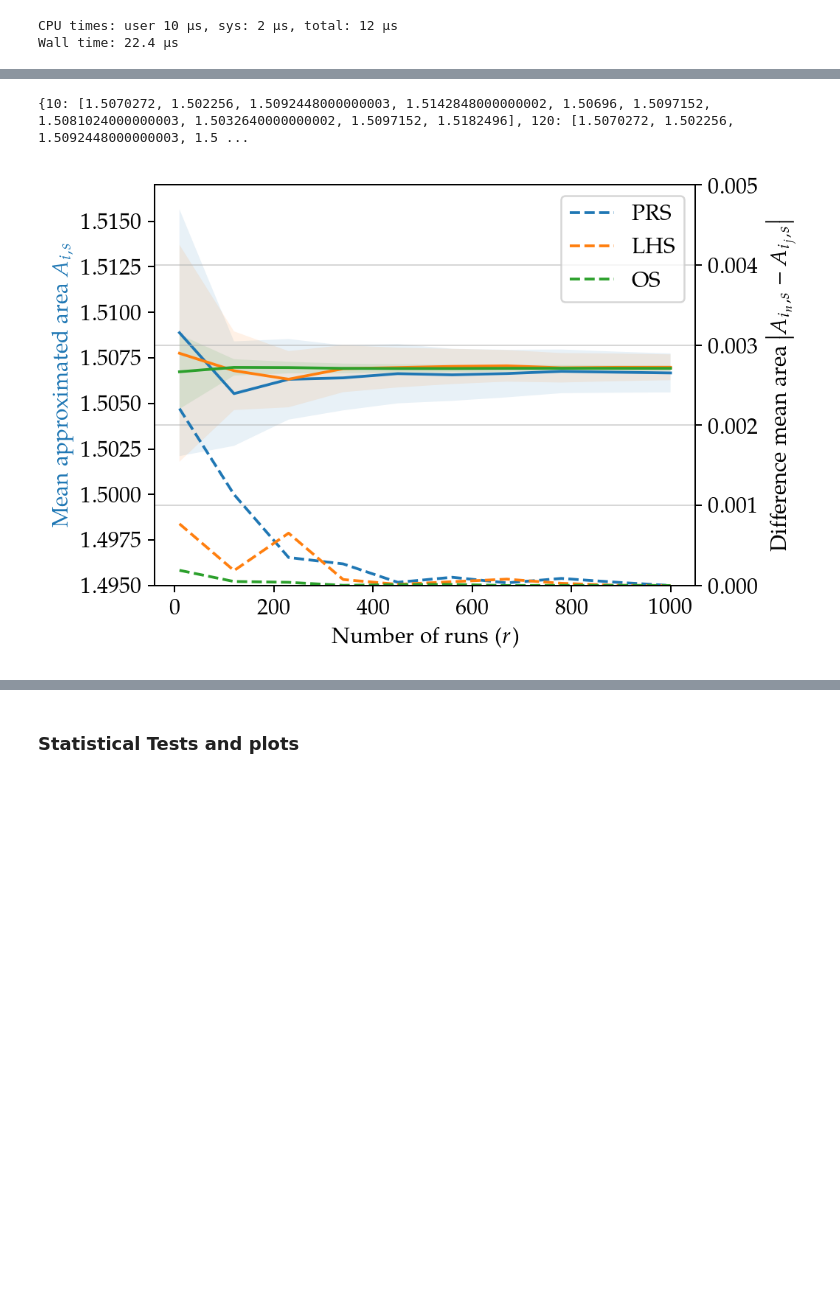
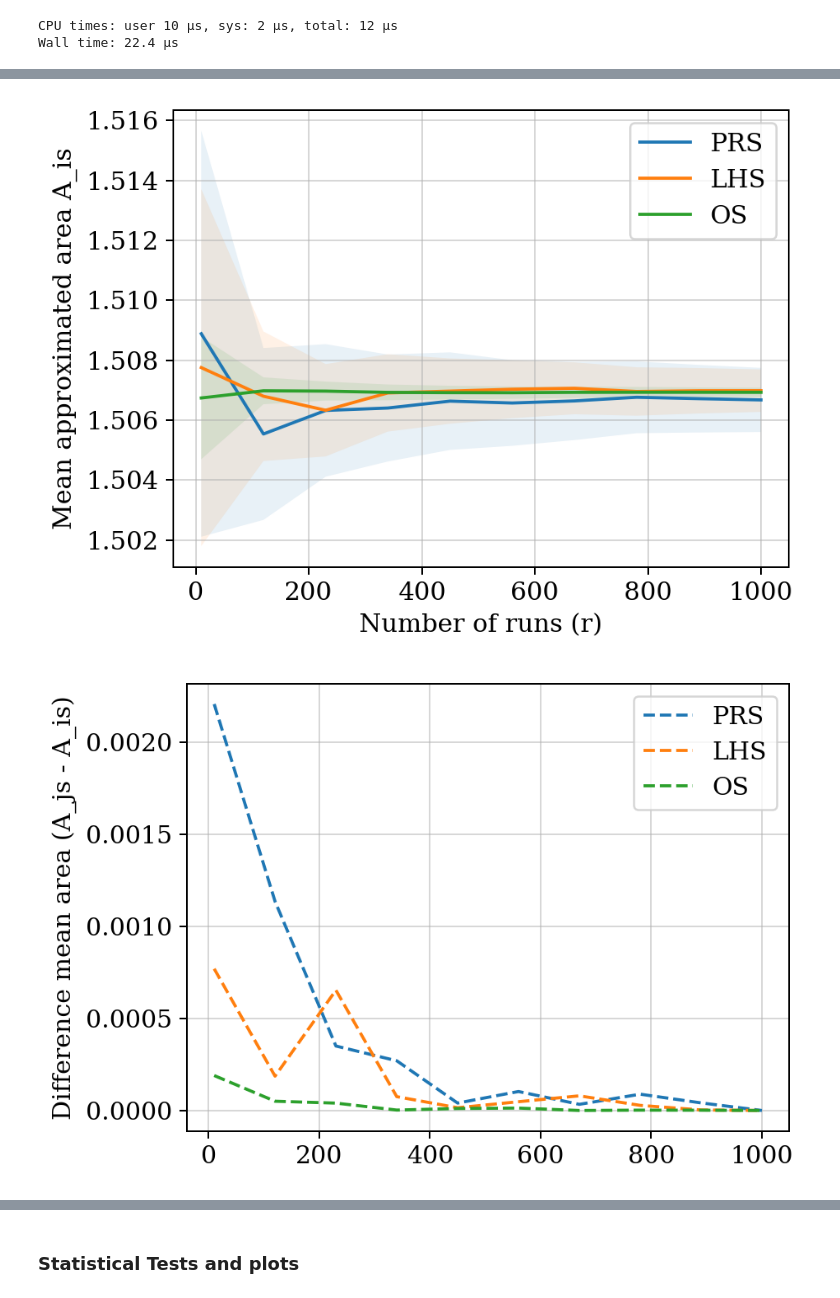
Before and after one commit to soudy/stoch-simulation-assignment1, a Jupyter notebook: notebooks/Mandelbrot_Monte_Carlo.ipynb, the cells around one changed output, grey strips where cells are left out. Cells and saved outputs as stored; diff of their text form; code cells hidden in the pictures; blank space fills up the shorter version.

Commit message:
Fixed the statistics and some plots

```diff
--- a/notebooks/Mandelbrot_Monte_Carlo.ipynb
+++ b/notebooks/Mandelbrot_Monte_Carlo.ipynb
@@ -248,7 +248,7 @@ def N_iter(S_fix, I_fix, sampling_method):
 def Plotter_N(Dic_PRS, Dic_LHS, Dic_OS):
     Sampling_methods = [Dic_PRS, Dic_LHS, Dic_OS]
     fig,ax = plt.subplots(figsize=(5.25, 4))
-    ax2=ax.twinx()
+    fig2,ax2 = plt.subplots(figsize=(5.25, 4))
     run_size_range = list(Dic_PRS.keys())
 
     for Sampling_method in Sampling_methods:
@@ -267,18 +267,16 @@ def Plotter_N(Dic_PRS, Dic_LHS, Dic_OS):
         a_scipy = np.array(a_scipy)
 
         Error = np.abs(Area_means - Area_means[-1])
-
         ax2.plot(run_size_range, Error, linestyle='dashed')
         ax.fill_between(run_size_range, Area_means - a_scipy, Area_means + a_scipy, alpha=0.1)
         ax.plot(run_size_range, Area_means)
 
 
 
-    plt.legend(["PRS", "LHS", "OS"])
-    plt.grid(alpha=0.5)
-    ax.set_ylim(1.495, 1.517)
-    ax.yaxis.label.set_color('tab:blue')
-    ax2.set_ylim(0, 0.005)
+    ax.legend(["PRS", "LHS", "OS"]), ax2.legend(["PRS", "LHS", "OS"])
+    ax.grid(alpha=0.5), ax2.grid(alpha=0.5)
+    #ax.set_ylim(1.495, 1.517)
+    #ax2.set_ylim(0, 0.005)
 
     if TEX_PLOTS:
         ax.set_ylabel("Mean approximated area $A_{i,s}$")
@@ -500,13 +428,13 @@ shelf = shelve.open("Final_arrays_simulations/R_iter")
 Dic_PRS = shelf["Dic_PRS"]
 Dic_LHS = shelf["Dic_LHS"]
 Dic_OS = shelf["Dic_OS"]
+Dic_PRS_bad = shelf["Dic_PRS_10^2"]
+Dic_LHS_bad = shelf["Dic_LHS_10^2"]
+Dic_OS_bad = shelf["Dic_OS_10^2"]
 shelf.close()
-# %%
-#Check for repetition
-print(Dic_PRS)
-# %% [output]
-{10: [1.5070272, 1.502256, 1.5092448000000003, 1.5142848000000002, 1.50696, 1.5097152, 1.5081024000000003, 1.5032640000000002, 1.5097152, 1.5182496], 120: [1.5070272, 1.502256, 1.5092448000000003, 1.5 ...
 # %%
 Plotter_N(Dic_PRS, Dic_LHS, Dic_OS)
+Plotter_N(Dic_PRS_bad, Dic_LHS_bad, Dic_OS_bad)
 # %% [output]
-[figure, old version]
+[figure, new version]
+[figure, added]
```
Also changed, not shown: parts of 18 cells of this notebook, 3 other files.
